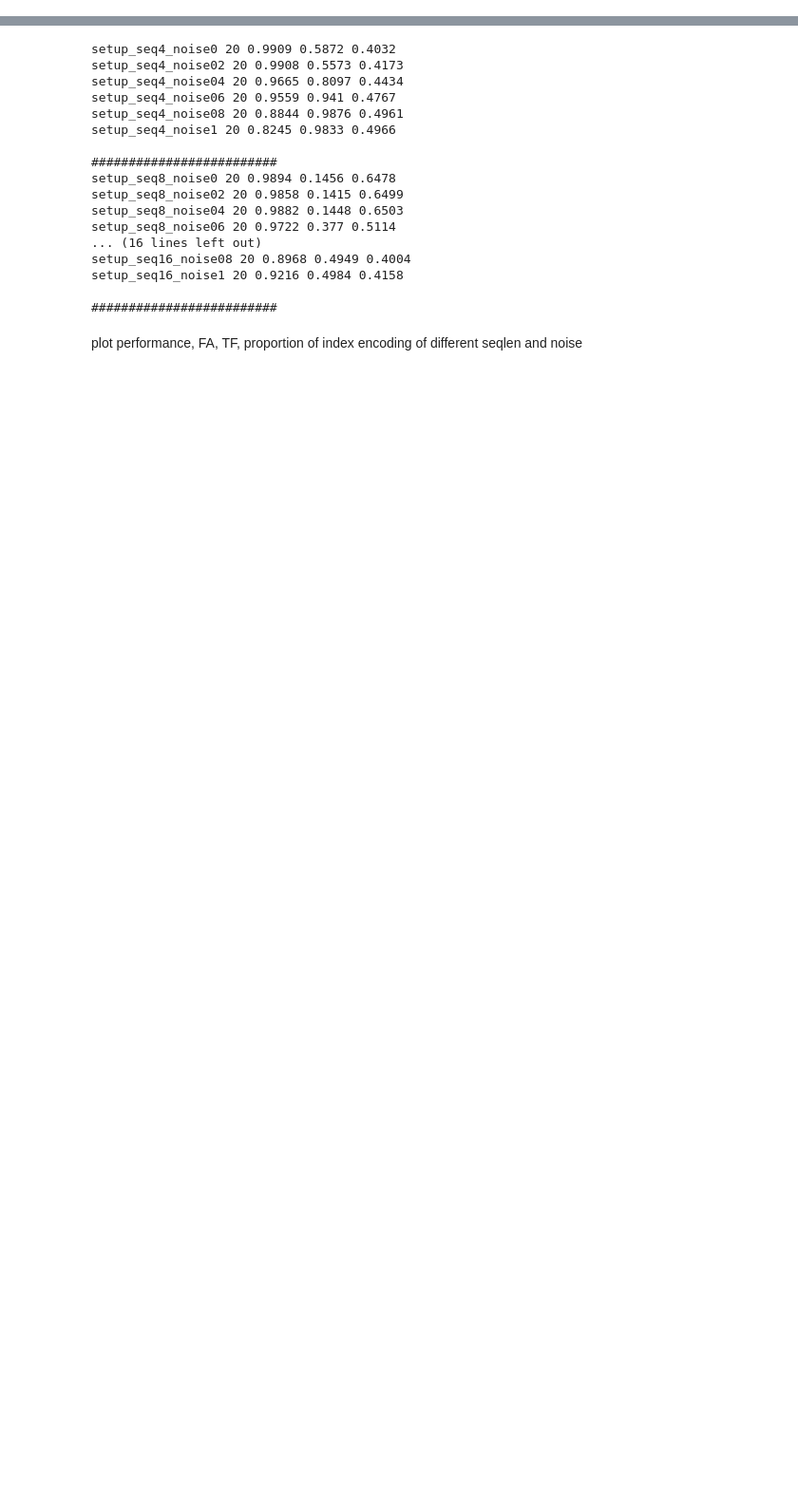
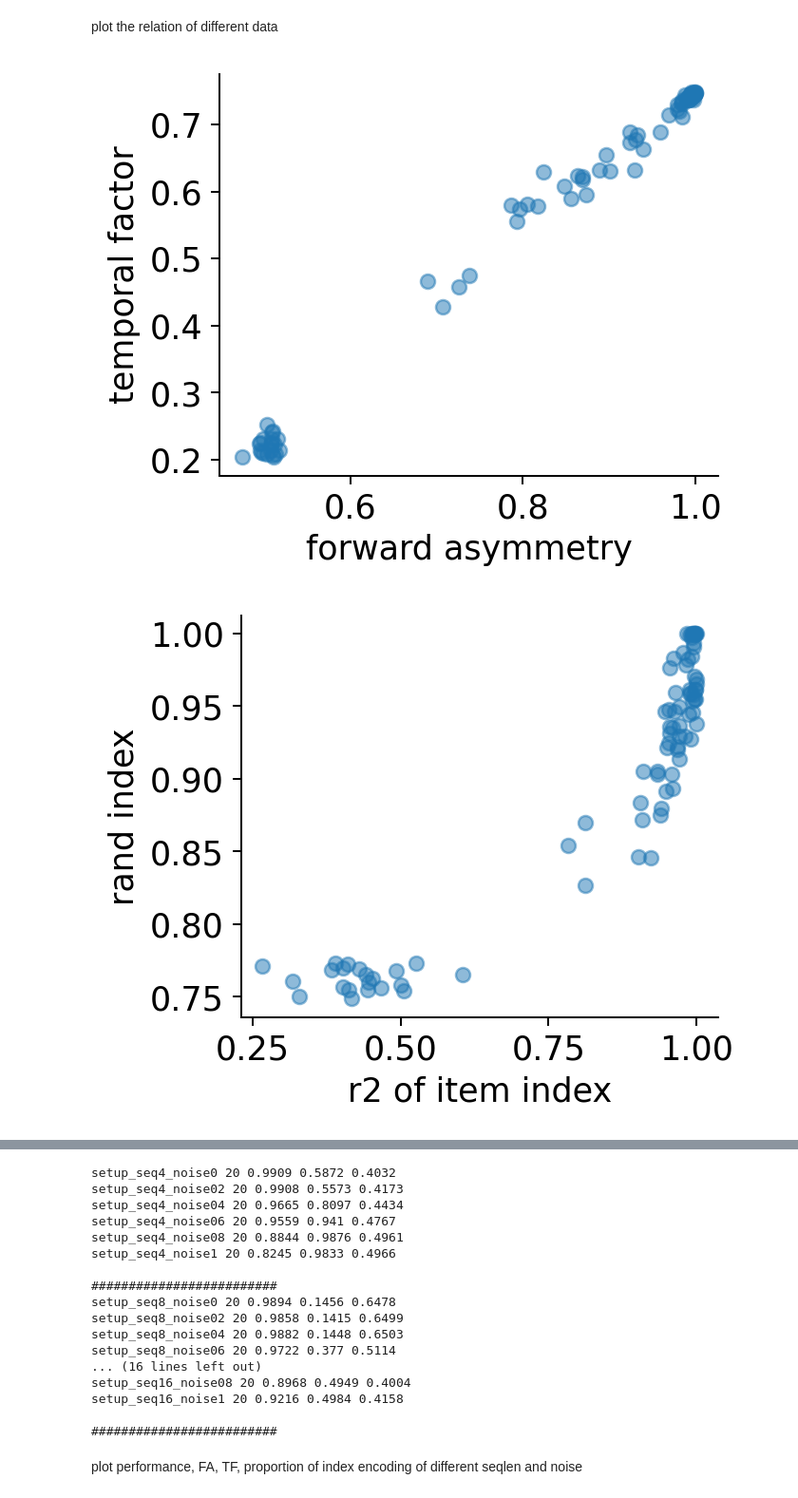
Before and after one commit to yunchen-hung/gru-li-model, a Jupyter notebook: anal.ipynb, the cells around one changed output, grey strips where cells are left out. Shown at 95% size. Drawn from its saved outputs; the diff is of its cells as text; code cells hidden in the pictures; blank space fills up the shorter version.

```diff
--- a/anal.ipynb
+++ b/anal.ipynb
@@ -11,0 +159,45 @@ plt.rcParams['font.size'] = 16
+# %% [markdown]
+plot the relation of different data
+# %%
+def plot_scatter(x, y, x_label, y_label, figname=None):
+    plt.figure(figsize=(4, 3.3), dpi=180)
+    plt.scatter(x, y, alpha=0.5)
+
+    # plt.scatter([x[9]], [y[9]], color='k', alpha=0.5)
+    # plt.text(x[9]-0.02, y[9]-0.02, "1", fontsize=11)
+    # plt.scatter([x[62]], [y[62]], color='k', alpha=0.5)
+    # plt.text(x[62]-0.02, y[62]+0.02, "2", fontsize=11)
+    # plt.scatter([x[14]], [y[14]], color='k', alpha=0.5)
+    # plt.text(x[14]-0.02, y[14]+0.02, "3", fontsize=11)
+    # plt.scatter([x[18]], [y[18]], color='k', alpha=0.5)
+    # plt.text(x[18]-0.02, y[18]+0.02, "4", fontsize=11)
+
+    # plt.plot([fit_line_point1[0], fit_line_point2[0]], [fit_line_point1[1], fit_line_point2[1]], color='k', linestyle='--')
+    # plt.text((np.max(temporal_factor_list)+np.min(temporal_factor_list))/2, 0.98, "$r^2$={:.2f}".format(score), fontsize=11)
+    plt.ylabel(y_label)
+    plt.xlabel(x_label)
+
+    ax = plt.gca()
+    ax.spines['top'].set_visible(False)
+    ax.spines['right'].set_visible(False)
+    plt.tight_layout()
+    if figname:
+        savefig("./figures/scatter", figname)
+    else:
+        plt.show()
+# %%
+# relation between metrics
+
+plot_scatter(forward_asymmetry_list, temporal_factor_list, "forward asymmetry", "temporal factor")
+# plot_scatter(item_enc_r2_list, item_enc_ev_list, "r2 of item identity", "explained variance\nof item identity")
+# plot_scatter(item_enc_r2_last_list, item_enc_ev_last_list, "r2 of last\nitem identity", "explained variance of\nlast item identity")
+# plot_scatter(index_enc_r2_list, index_enc_ev_list, "r2 of item index", "explained variance\nof item index")
+# plot_scatter(index_cluster_rand_index_list, index_cluster_adj_mutual_info_list, "rand index", "adjusted mutual info")
+plot_scatter(index_enc_r2_list, index_cluster_rand_index_list, "r2 of item index", "rand index")
+
+plot_scatter(item_enc_r2_list, item_enc_r2_last_list, "r2 of item identity", "r2 of last\nitem identity")
+plot_scatter(item_enc_r2_list, index_enc_r2_list, "r2 of item identity", "r2 of item index")
+plot_scatter(item_enc_r2_last_list, index_enc_r2_list, "r2 of last\nitem identity", "r2 of item index")
+# %% [output]
+[figure, added]
+[figure, added]
```
Also changed, not shown: parts of 27 cells of this notebook, 18 other files.
